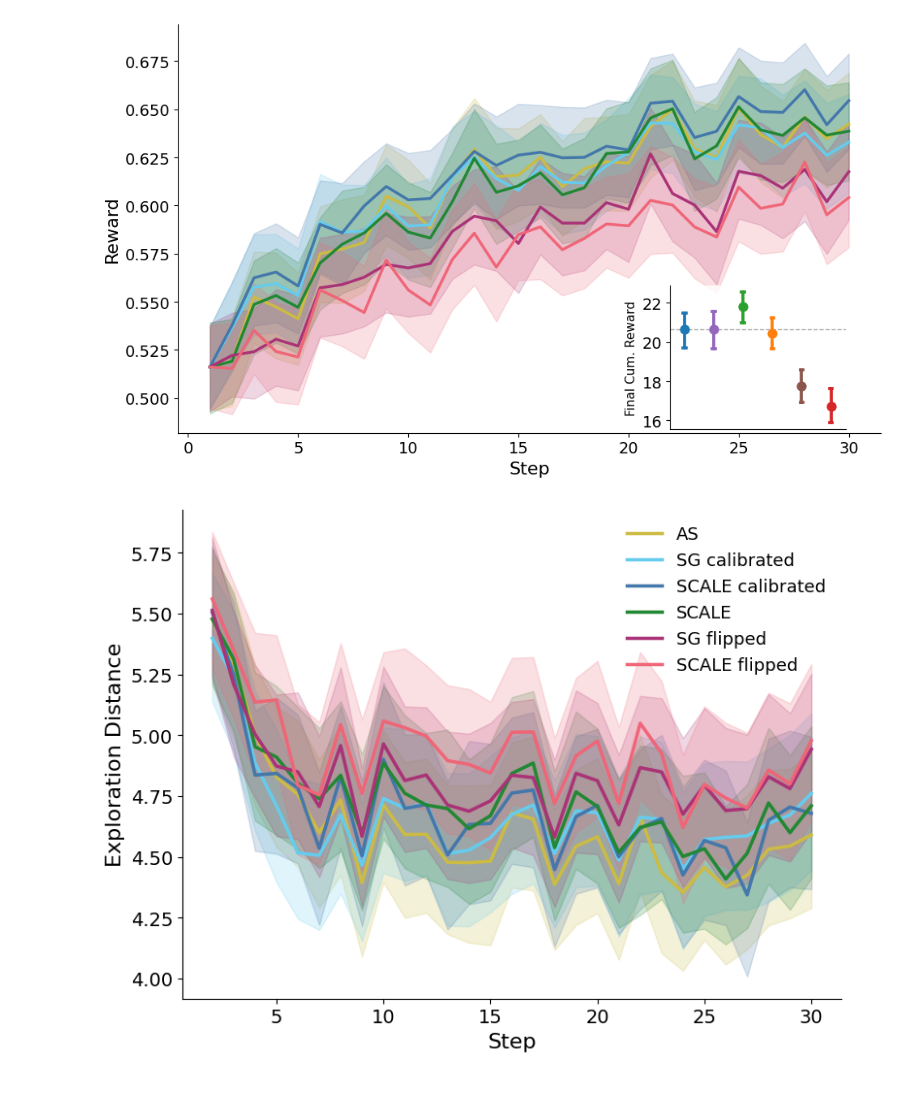
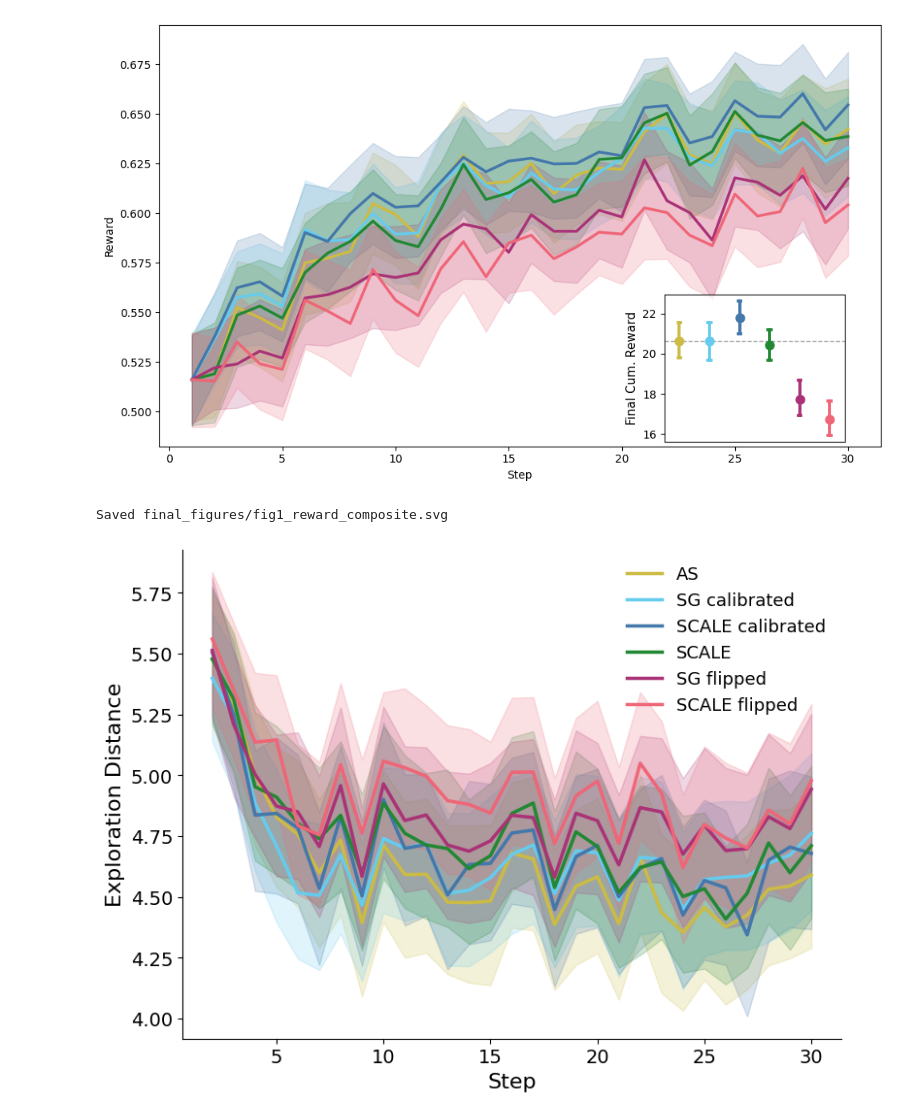
Before and after one commit to vagechirkov/Spatial-MAB-ABM, a Jupyter notebook: abm/figures_results.ipynb, the cells around one changed output. Cells and saved outputs as stored; diff of their text form; code cells hidden in the pictures; blank space fills up the shorter version.

Commit message:
add publication quality result figures (fix color bug)

```diff
--- a/abm/figures_results.ipynb
+++ b/abm/figures_results.ipynb
@@ -92,9 +92,6 @@ def load_and_process_data(rho_update_folder, rho_update_multiround_folder):
 ru_res, ru_hist, mr_res, mr_hist, output_dir = load_and_process_data("results_20260123_155845", "results_multiround_20260123_155907")
 # %%
 def plot_reward_composite(df, output_path):
-    """
-    Fig 1: Reward Curve with Inset for Final Cumulative Reward
-    """
     plot_df = df.copy()
 
     # Filter only relevant conditions present in data
@@ -130,40 +127,42 @@ def plot_reward_composite(df, output_path):
         y="cumulative_reward",
         order=available_conditions,
         hue="condition_label",
+        palette=palette,
         legend=False,
         errorbar=('ci', 95),
         linestyle='none',
         capsize=0.1,
         ax=ax_ins,
         # markersize=0.7
     )
 
     # Add horizontal line for AS performance
     as_data = final_step_df[final_step_df['condition_label'] == 'AS']
     if not as_data.empty:
         as_mean = as_data['cumulative_reward'].mean()
         ax_ins.axhline(y=as_mean, color='gray', linestyle='--', linewidth=1, alpha=0.7, zorder=0)
 
     # Formatting Inset
     ax_ins.set_ylabel("Final Cum. Reward", fontsize=11)
     ax_ins.set_xlabel("")
     # Remove x-tick labels (colors match main legend) to save space
     ax_ins.set_xticklabels([])
     ax_ins.tick_params(axis='x', which='both', bottom=False)
     # ax_ins.set_title("", fontsize=11)
 
     # Semi-transparent background for inset to ensure readability over grid/lines
     ax_ins.patch.set_alpha(0.8)
 
     plt.tight_layout()
     plt.savefig(output_path, dpi=300, bbox_inches='tight')
     plt.show()
     print(f"Saved {output_path}")
 
 # plot_reward_composite(ru_res, output_dir / "fig1_reward_composite.png")
 plot_reward_composite(ru_res, output_dir / "fig1_reward_composite.svg")
 # %% [output]
-[figure, old version]
+[figure, new version]
+Saved final_figures/fig1_reward_composite.svg
 # %%
 def plot_exploration_distance(df, output_path):
     plot_df = df.copy()
```
Also changed, not shown: parts of 1 cell of this notebook, 1 other file.
